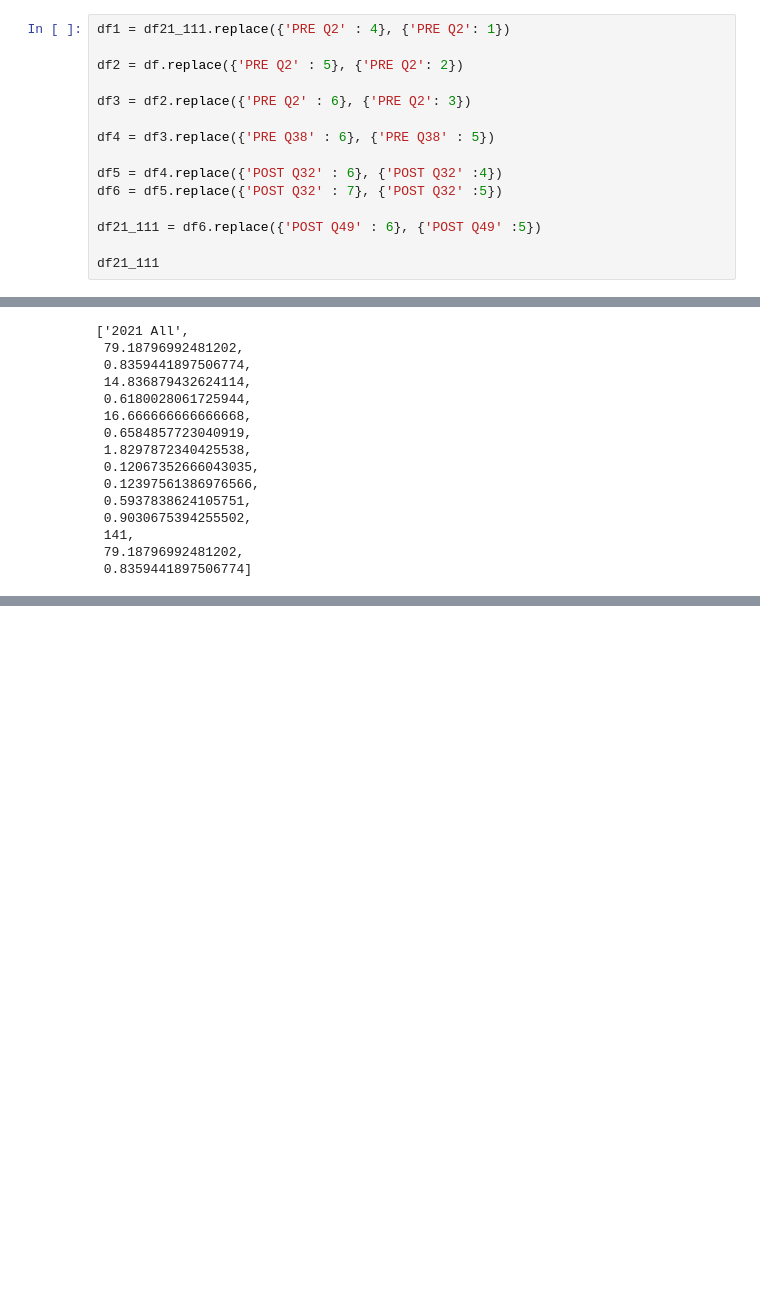
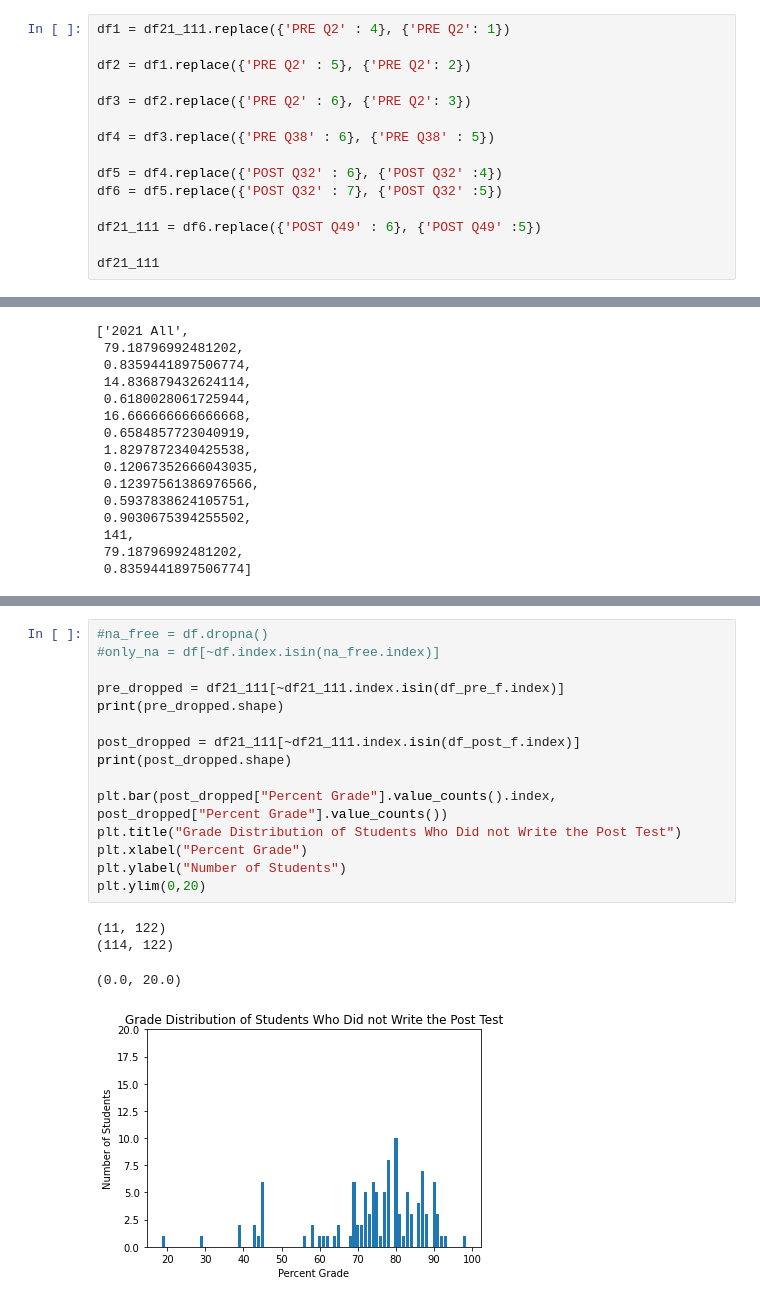
Before and after one commit to maya-patel/Honours-FCI-data, a Jupyter notebook: 2021 Analysis.ipynb, the cells around one changed output, grey strips where cells are left out. Saved outputs shown, nothing was run; the diff lists cells and outputs as text; blank space fills up the shorter version.

```diff
--- a/2021 Analysis.ipynb
+++ b/2021 Analysis.ipynb
@@ -8,7 +8,7 @@ df21_111 = pd.read_excel('rawdata/2021-22 WT1 Phys 111 ALL Data - Shared with Ma
 # %%
 df1 = df21_111.replace({'PRE Q2' : 4}, {'PRE Q2': 1})
 
-df2 = df.replace({'PRE Q2' : 5}, {'PRE Q2': 2})
+df2 = df1.replace({'PRE Q2' : 5}, {'PRE Q2': 2})
 
 df3 = df2.replace({'PRE Q2' : 6}, {'PRE Q2': 3})
 
@@ -330,0 +544,20 @@ by_year_2021(df21_111, "2021 All")
+# %%
+#na_free = df.dropna()
+#only_na = df[~df.index.isin(na_free.index)]
+
+pre_dropped = df21_111[~df21_111.index.isin(df_pre_f.index)]
+print(pre_dropped.shape)
+
+post_dropped = df21_111[~df21_111.index.isin(df_post_f.index)]
+print(post_dropped.shape)
+
+plt.bar(post_dropped["Percent Grade"].value_counts().index, post_dropped["Percent Grade"].value_counts())
+plt.title("Grade Distribution of Students Who Did not Write the Post Test")
+plt.xlabel("Percent Grade")
+plt.ylabel("Number of Students")
+plt.ylim(0,20)
+# %% [output]
+(11, 122)
+(114, 122)
+(0.0, 20.0)
+[figure, added]
```
Also changed, not shown: parts of 17 cells of this notebook, 18 other files.
